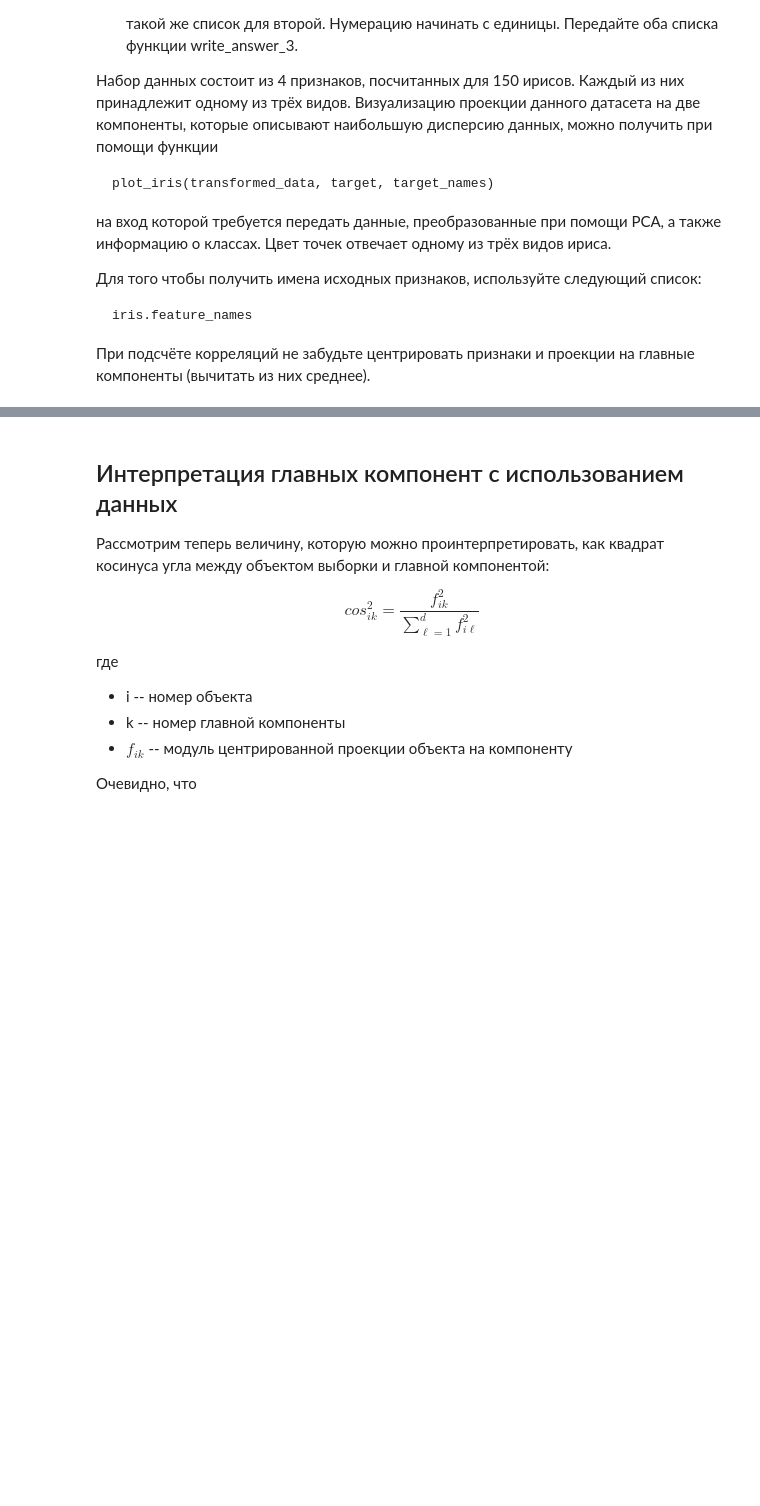
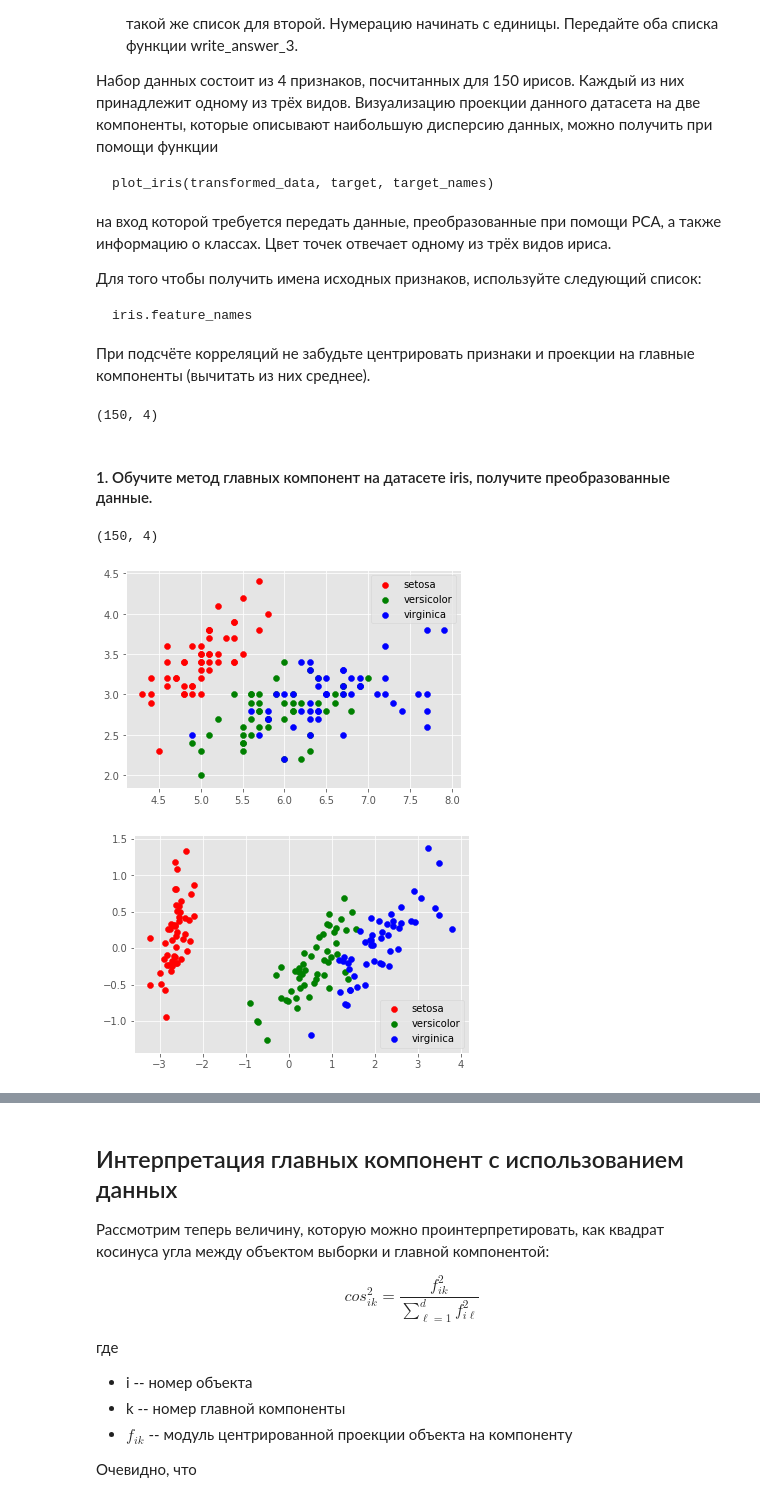
Before and after one commit to Kum4yk/Yandex_math_and_ML, a Jupyter notebook: Specialization. ML and Data Analysis/3_unsupervised-learning/week 2/task 1/PCA.ipynb, the cells around one changed output, grey strips where cells are left out. Saved outputs shown, nothing was run; the diff lists cells and outputs as text; code cells hidden in the pictures; blank space fills up the shorter version.

```diff
--- a/Specialization. ML and Data Analysis/3_unsupervised-learning/week 2/task 1/PCA.ipynb
+++ b/Specialization. ML and Data Analysis/3_unsupervised-learning/week 2/task 1/PCA.ipynb
@@ -356,0 +458,20 @@ target_names = iris.target_names
+# %%
+data.shape
+# %% [output]
+(150, 4)
+# %% [markdown]
+#### 1. Обучите метод главных компонент на датасете iris, получите преобразованные данные.
+# %%
+model = PCA(n_components=data.shape[1])
+# %%
+transform = model.fit_transform(data)
+# %%
+transform.shape
+# %% [output]
+(150, 4)
+# %%
+plot_iris(data, target, target_names)
+plot_iris(transform, target, target_names)
+# %% [output]
+[figure, added]
+[figure, added]
```
Also changed, not shown: parts of 45 cells of this notebook, 6 other files.
